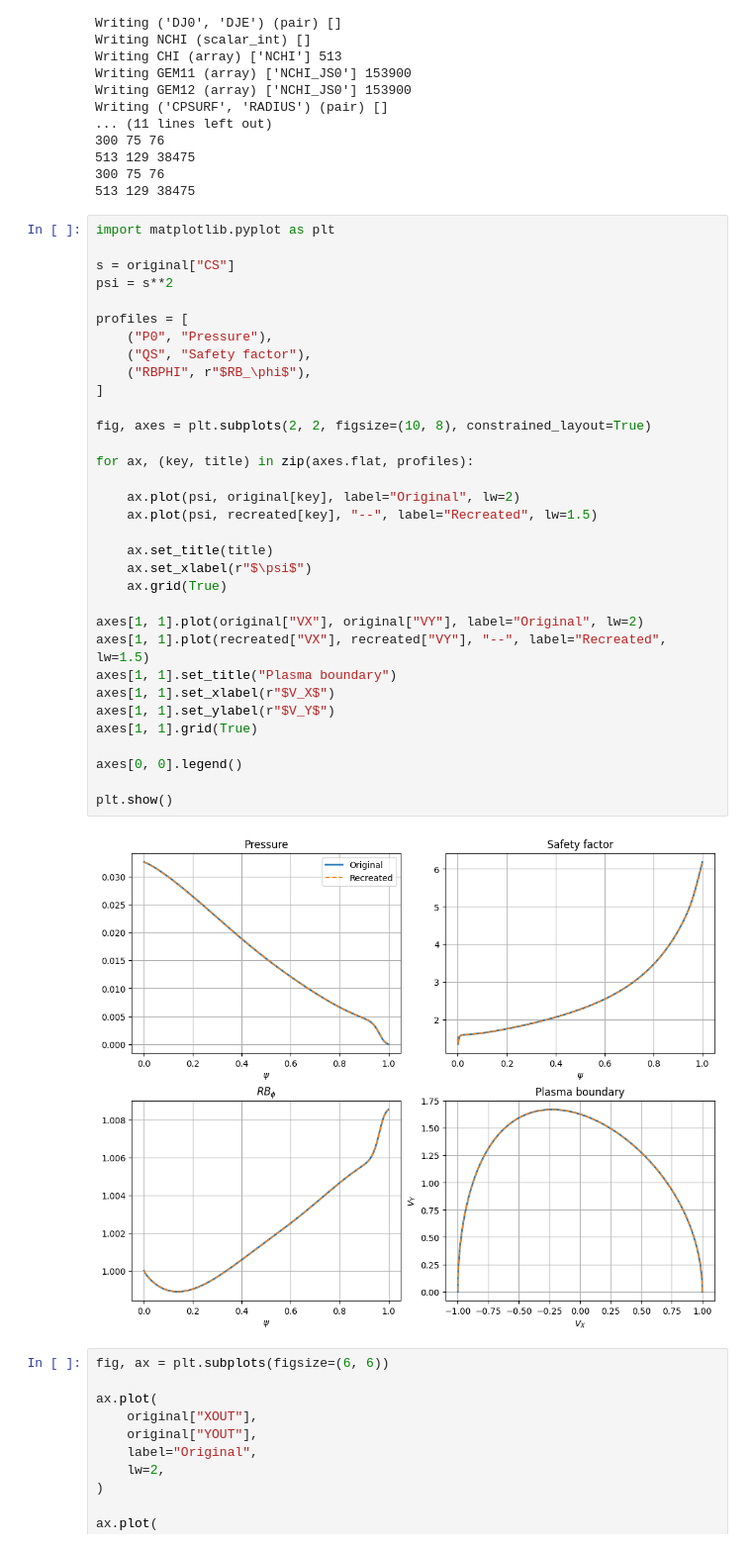
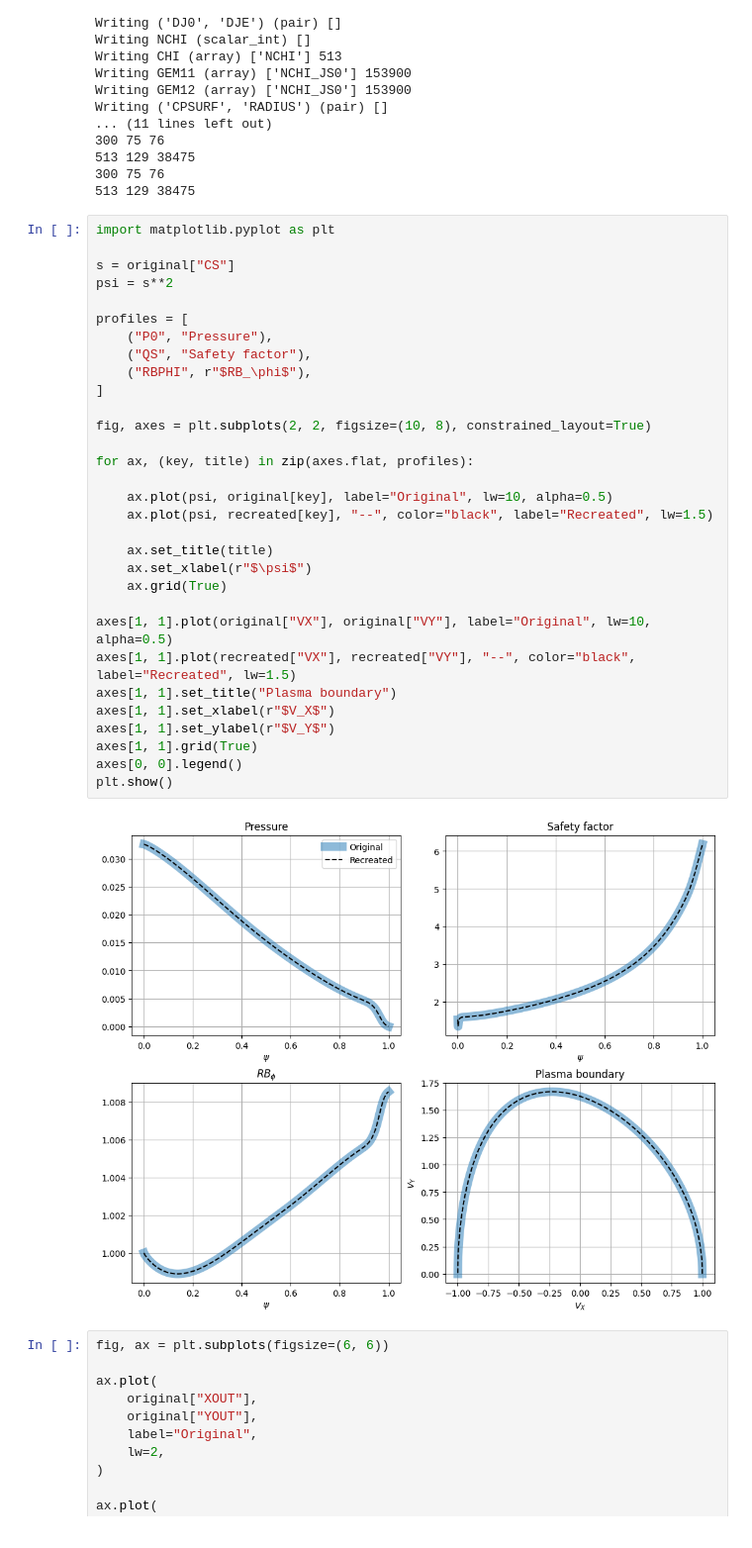
Before and after one commit to DIGIfusion/karhu-data-handling, a Jupyter notebook: examples/02_reconstruct_from_sample.ipynb, the cells around one changed output. Shown at 99% size. Cells and saved outputs as stored; diff of their text form.

```diff
--- a/examples/02_reconstruct_from_sample.ipynb
+++ b/examples/02_reconstruct_from_sample.ipynb
@@ -179,38 +179,36 @@ Writing ('CPSURF', 'RADIUS') (pair) []
 # %%
 import matplotlib.pyplot as plt
 
 s = original["CS"]
 psi = s**2
 
 profiles = [
     ("P0", "Pressure"),
     ("QS", "Safety factor"),
     ("RBPHI", r"$RB_\phi$"),
 ]
 
 fig, axes = plt.subplots(2, 2, figsize=(10, 8), constrained_layout=True)
 
 for ax, (key, title) in zip(axes.flat, profiles):
 
-    ax.plot(psi, original[key], label="Original", lw=2)
-    ax.plot(psi, recreated[key], "--", label="Recreated", lw=1.5)
+    ax.plot(psi, original[key], label="Original", lw=10, alpha=0.5)
+    ax.plot(psi, recreated[key], "--", color="black", label="Recreated", lw=1.5)
 
     ax.set_title(title)
     ax.set_xlabel(r"$\psi$")
     ax.grid(True)
 
-axes[1, 1].plot(original["VX"], original["VY"], label="Original", lw=2)
-axes[1, 1].plot(recreated["VX"], recreated["VY"], "--", label="Recreated", lw=1.5)
+axes[1, 1].plot(original["VX"], original["VY"], label="Original", lw=10, alpha=0.5)
+axes[1, 1].plot(recreated["VX"], recreated["VY"], "--", color="black", label="Recreated", lw=1.5)
 axes[1, 1].set_title("Plasma boundary")
 axes[1, 1].set_xlabel(r"$V_X$")
 axes[1, 1].set_ylabel(r"$V_Y$")
 axes[1, 1].grid(True)
-
 axes[0, 0].legend()
-
 plt.show()
 # %% [output]
-[figure, old version]
+[figure, new version]
 # %%
 fig, ax = plt.subplots(figsize=(6, 6))
 
```
Also changed, not shown: parts of 1 cell of this notebook.
